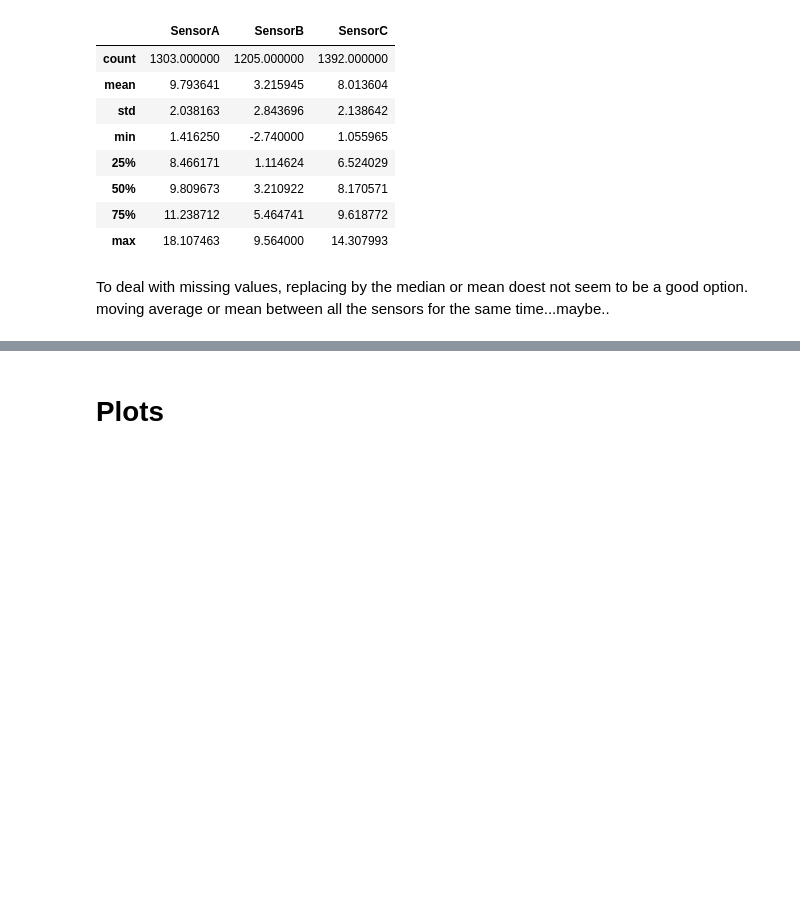
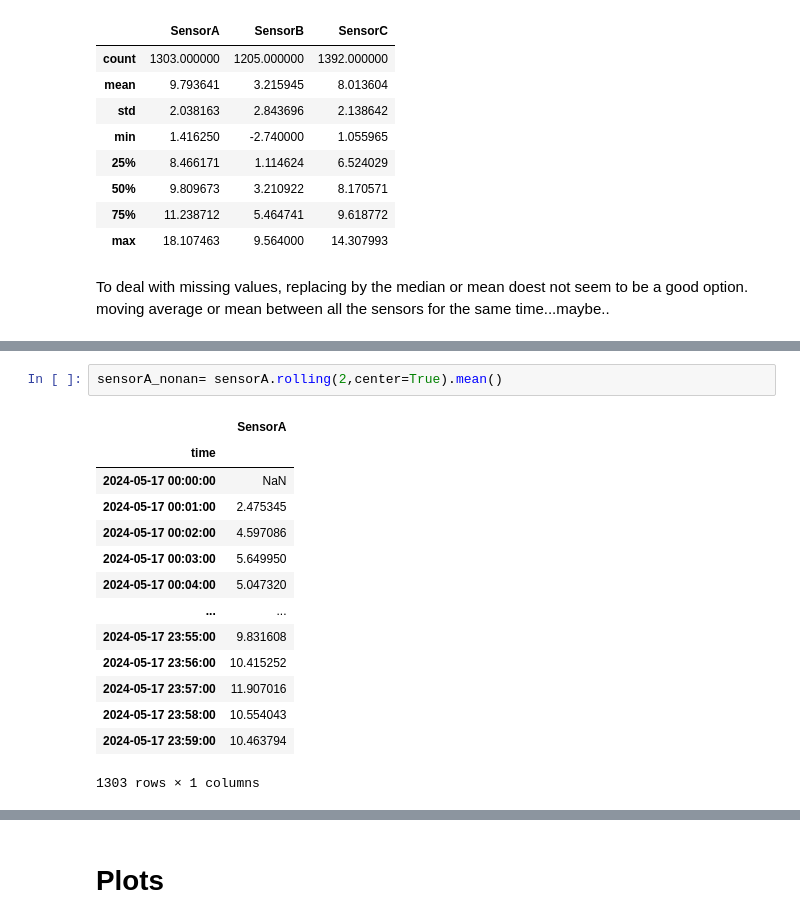
Before and after one commit to bibi643/Time_series_Project1, a Jupyter notebook: sensor_data.ipynb, the cells around one changed output, grey strips where cells are left out. Saved outputs shown, nothing was run; the diff lists cells and outputs as text; blank space fills up the shorter version.

```diff
--- a/sensor_data.ipynb
+++ b/sensor_data.ipynb
@@ -94,0 +186,17 @@ memory usage: 22.6+ KB
+# %%
+sensorA_nonan= sensorA.rolling(2,center=True).mean()
+# %% [output]
+|  | SensorA |
+| time |  |
+| 2024-05-17 00:00:00 | NaN |
+| 2024-05-17 00:01:00 | 2.475345 |
+| 2024-05-17 00:02:00 | 4.597086 |
+| 2024-05-17 00:03:00 | 5.649950 |
+| 2024-05-17 00:04:00 | 5.047320 |
+| ... | ... |
+| 2024-05-17 23:55:00 | 9.831608 |
+| 2024-05-17 23:56:00 | 10.415252 |
+| 2024-05-17 23:57:00 | 11.907016 |
+| 2024-05-17 23:58:00 | 10.554043 |
+| 2024-05-17 23:59:00 | 10.463794 |
+1303 rows × 1 columns
```
Also changed, not shown: parts of 19 cells of this notebook.
